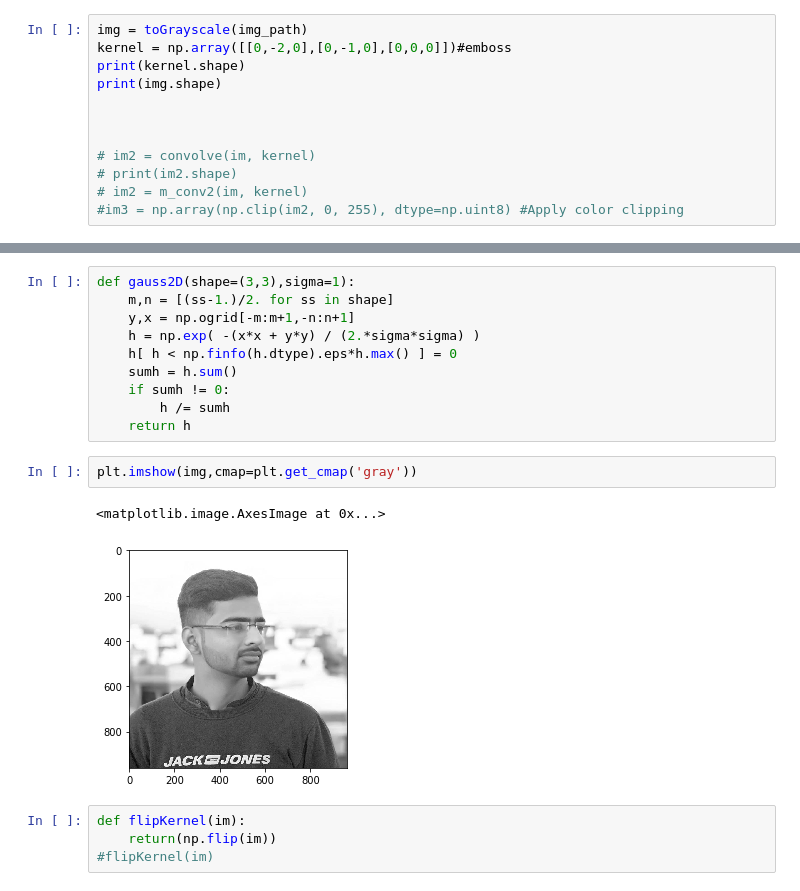
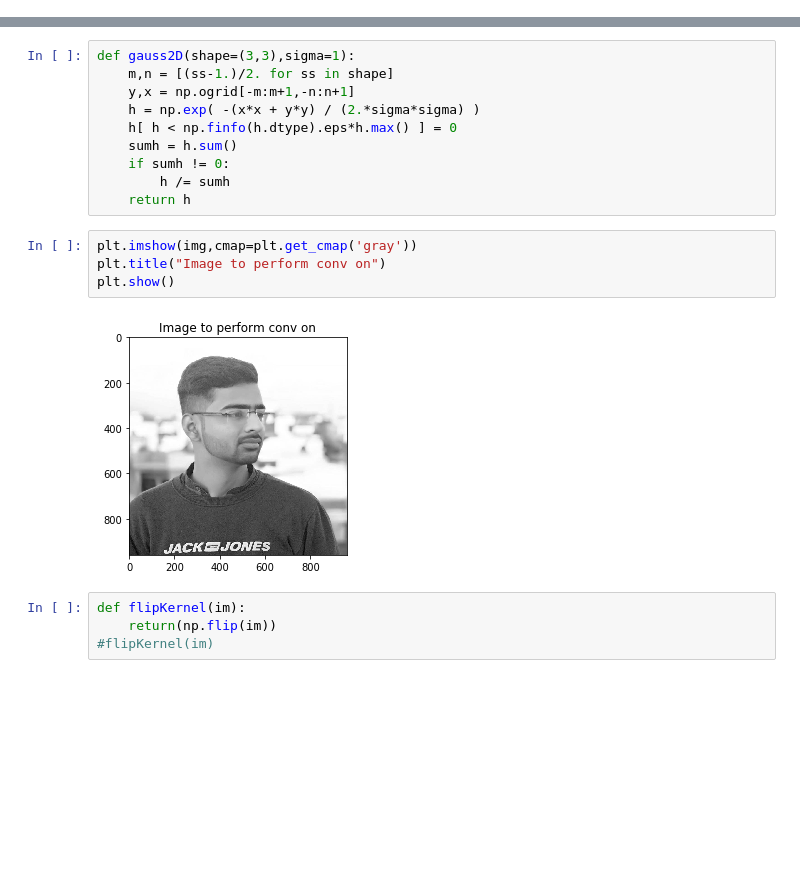
Before and after one commit to ritesh2212/Deep-Learning, a Jupyter notebook: Question2.ipynb, the cells around one changed output, grey strips where cells are left out. Saved outputs shown, nothing was run; the diff lists cells and outputs as text; blank space fills up the shorter version.

```diff
--- a/Question2.ipynb
+++ b/Question2.ipynb
@@ -42,15 +42,3 @@ def toGrayscale(img_path):
     img = np.asarray(img)
     plt.imshow(img,cmap=plt.get_cmap('gray'), vmin=0, vmax=1)
     return img
-# %%
-img = toGrayscale(img_path)
-kernel = np.array([[0,-2,0],[0,-1,0],[0,0,0]])#emboss
-print(kernel.shape)
-print(img.shape)
-
-
-
-# im2 = convolve(im, kernel)
-# print(im2.shape)
-# im2 = m_conv2(im, kernel)
-#im3 = np.array(np.clip(im2, 0, 255), dtype=np.uint8) #Apply color clipping
@@ -70,9 +54,10 @@ def gauss2D(shape=(3,3),sigma=1):
     return h
 # %%
 plt.imshow(img,cmap=plt.get_cmap('gray'))
+plt.title("Image to perform conv on")
+plt.show()
 # %% [output]
-<matplotlib.image.AxesImage at 0x...>
-[figure, old version]
+[figure, new version]
 # %%
 def flipKernel(im):
     return(np.flip(im))
```
Also changed, not shown: parts of 12 cells of this notebook, 14 other files.
